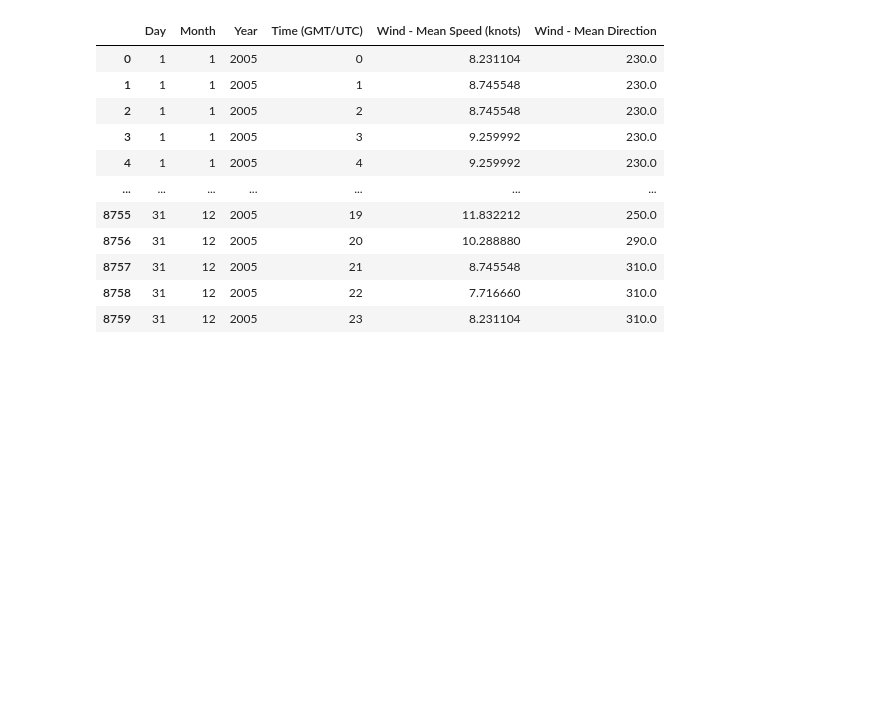
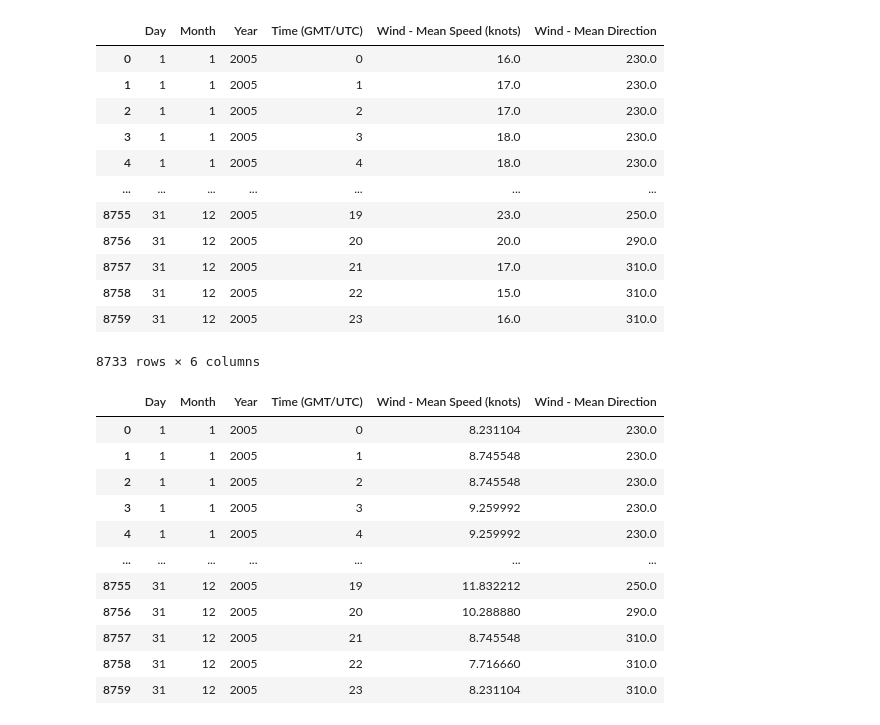
Before and after one commit to lukasschirren/Coursework, a Jupyter notebook: wind_analysis.ipynb, the cells around one changed output. Drawn from its saved outputs; the diff is of its cells as text; code cells hidden in the pictures; blank space fills up the shorter version.

```diff
--- a/Coursework/wind_analysis.ipynb
+++ b/wind_analysis.ipynb
@@ -22,7 +22,22 @@ os.getcwd()
 # %%
-dic = os.getcwd() + "/wind_data.xlsx"
+dic = os.getcwd() + "/data/wind_data.xlsx"
 wind_data = pd.read_excel(dic)
 wind_data.dropna(inplace=True)
+wind_data
+# %% [output]
+|  | Day | Month | Year | Time (GMT/UTC) | Wind - Mean Speed (knots) | Wind - Mean Direction |
+| 0 | 1 | 1 | 2005 | 0 | 16.0 | 230.0 |
+| 1 | 1 | 1 | 2005 | 1 | 17.0 | 230.0 |
+| 2 | 1 | 1 | 2005 | 2 | 17.0 | 230.0 |
+| 3 | 1 | 1 | 2005 | 3 | 18.0 | 230.0 |
+| 4 | 1 | 1 | 2005 | 4 | 18.0 | 230.0 |
+| ... | ... | ... | ... | ... | ... | ... |
+| 8755 | 31 | 12 | 2005 | 19 | 23.0 | 250.0 |
+| 8756 | 31 | 12 | 2005 | 20 | 20.0 | 290.0 |
+| 8757 | 31 | 12 | 2005 | 21 | 17.0 | 310.0 |
+| 8758 | 31 | 12 | 2005 | 22 | 15.0 | 310.0 |
+| 8759 | 31 | 12 | 2005 | 23 | 16.0 | 310.0 |
+8733 rows × 6 columns
 # %%
 min_value = 0
 max_value = 47
```
Also changed, not shown: parts of 1 cell of this notebook, 33 other files.
